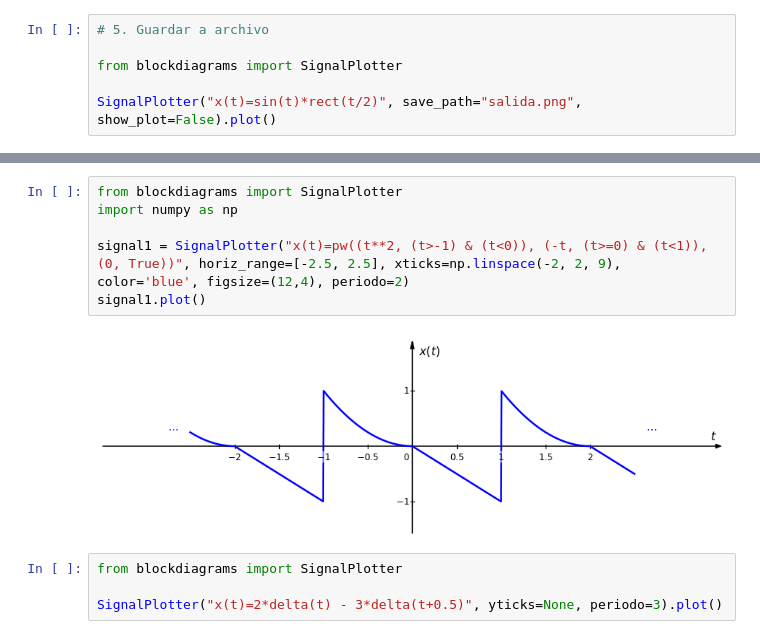
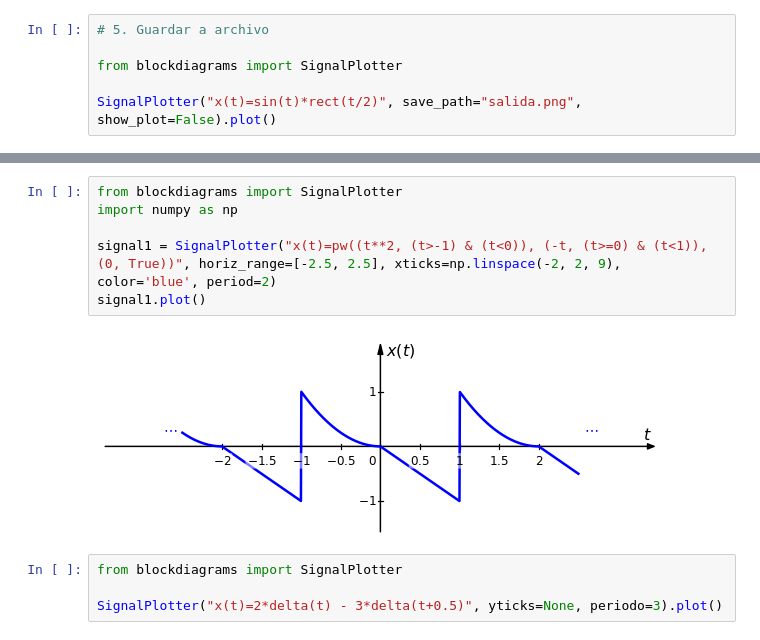
Before and after one commit to miguelmartfern/BlockDiagrams, a Jupyter notebook: docs/notebooks/signal_examples.ipynb, the cells around one changed output, grey strips where cells are left out. Saved outputs shown, nothing was run; the diff lists cells and outputs as text.

```diff
--- a/docs/notebooks/signal_examples.ipynb
+++ b/docs/notebooks/signal_examples.ipynb
@@ -53,11 +72,11 @@ signal1.plot()
 # %%
 from blockdiagrams import SignalPlotter
 import numpy as np
 
-signal1 = SignalPlotter("x(t)=pw((t**2, (t>-1) & (t<0)), (-t, (t>=0) & (t<1)), (0, True))", horiz_range=[-2.5, 2.5], xticks=np.linspace(-2, 2, 9), color='blue', figsize=(12,4), periodo=2)
+signal1 = SignalPlotter("x(t)=pw((t**2, (t>-1) & (t<0)), (-t, (t>=0) & (t<1)), (0, True))", horiz_range=[-2.5, 2.5], xticks=np.linspace(-2, 2, 9), color='blue', period=2)
 signal1.plot()
 # %% [output]
-[figure, old version]
+[figure, new version]
 # %%
 from blockdiagrams import SignalPlotter
 
```
Also changed, not shown: parts of 6 cells of this notebook, 1 other file.
